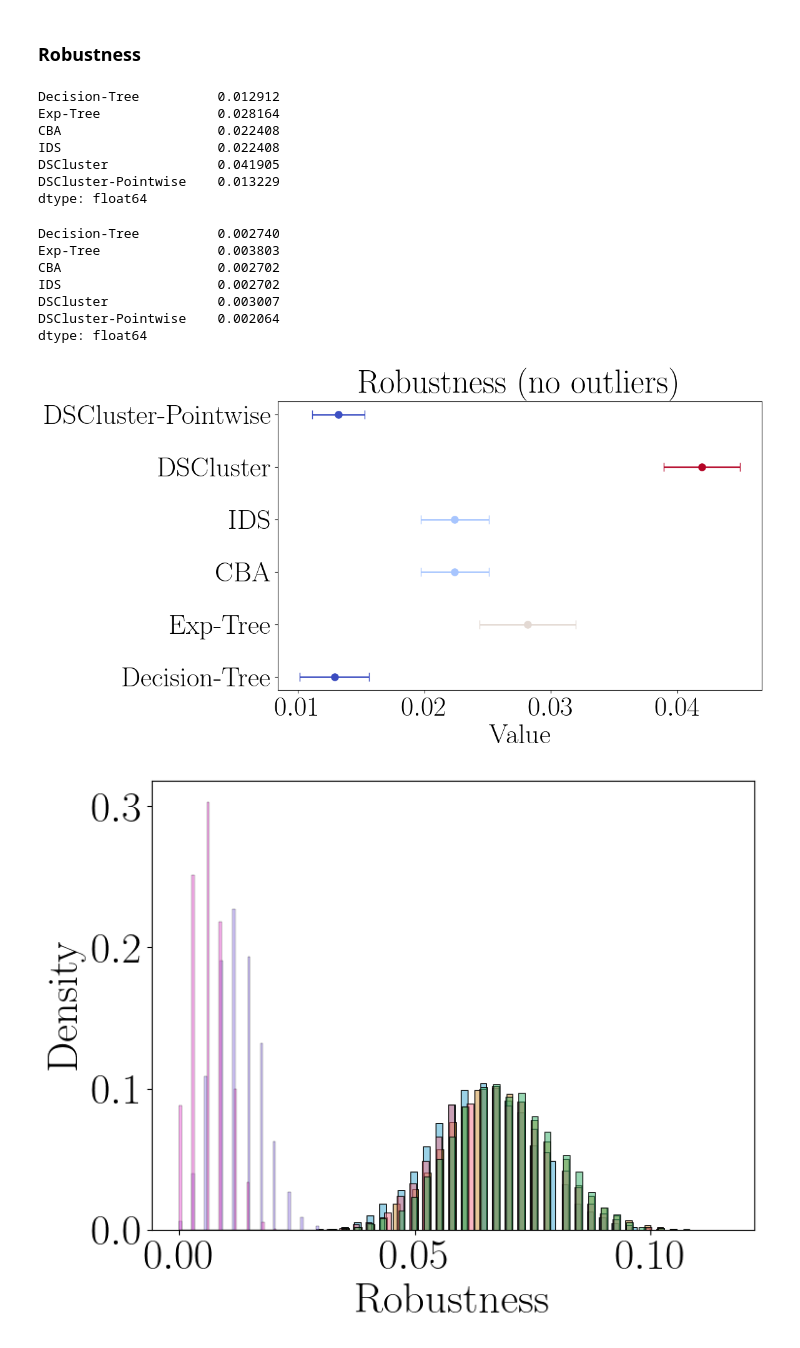
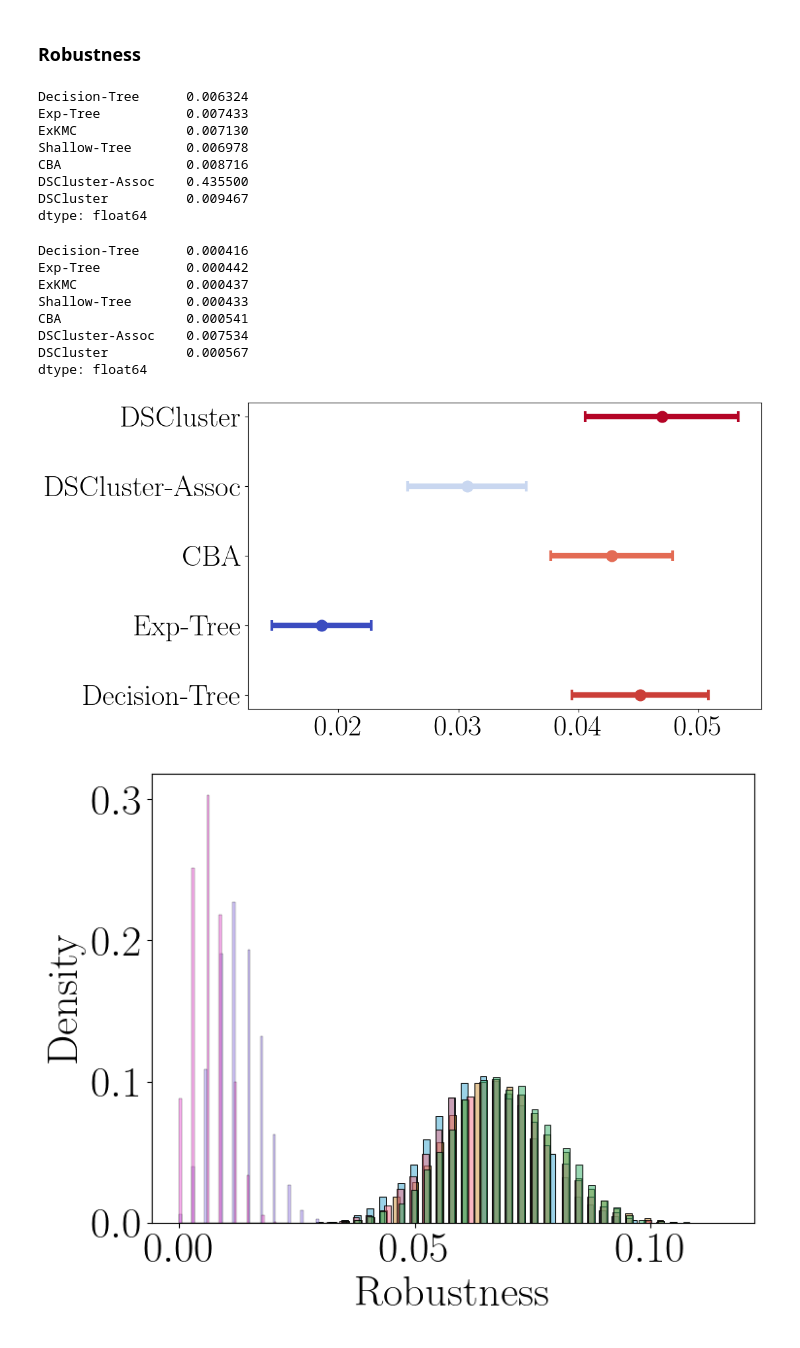
Before and after one commit to kevinqnb/interpretable-clustering, a Jupyter notebook: examples/experiments.ipynb, the cells around one changed output. Drawn from its saved outputs; the diff is of its cells as text; code cells hidden in the pictures.

```diff
--- a/examples/experiments.ipynb
+++ b/examples/experiments.ipynb
@@ -88,13 +72,13 @@ are therefore plotted as a part of the `interpretable_measurements.py` and `expl
 files.
 # %%
 # Specify a dataset
-dataset = 'aniso'
+dataset = 'spiral'
 
 # Specify an experiment
 experiment = 'max_rules'
 
 # Specify reference clustering
-ref = 'agglo'
+ref = 'dbscan'
 # %% [markdown]
 ### Max Rules / Lambdas Experiments
 # %%
@@ -198,7 +200,7 @@ plt.show()
 fig, ax = plt.subplots(figsize = (6,1))
 
 legend_elements = []
-for method in measurement_mean_df.columns:
+for method in measurement_mean_df.columns.sort_values():
     if measurement_mean_df[method].nunique() == 1:
         legend_elements += [
             mlines.Line2D(
@@ -207,7 +209,7 @@ for method in measurement_mean_df.columns:
                 lw=5,
                 linestyle = linestyle_dict[method],
                 label=rf"\texttt{{{method}}}",
-                alpha=0.6
+                alpha=1
             )
         ]
     else:
@@ -226,8 +228,8 @@ for method in measurement_mean_df.columns:
 ax.legend(handles=legend_elements, ncol=3)
 ax.axis('off')
 
-#plt.savefig(
-#    "../figures/" + dataset + "/" + experiment + "/" + ref + "/legend.png",
-#    bbox_inches='tight'
-#)
+plt.savefig(
+    "../figures/" + dataset + "/" + experiment + "/" + ref + "/legend.png",
+    bbox_inches='tight'
+)
 # %% [output]
@@ -237,7 +238,7 @@ ax.axis('off')
 ### Robustness
 # %%
 # Load experiment results
-fname = "../data/experiments/" + dataset + "/robustness/exp_" + ref + ".csv"
+fname = "../data/experiments/" + dataset + "/robustness/exp_" + ref + "_no_outliers.csv"
 experiment_df = pd.read_csv(fname, header=[1], index_col=0)
 
 # Computes statistics:
@@ -247,47 +248,54 @@ std_df = experiment_df.std().T
 # %%
 mean_df
 # %% [output]
-Decision-Tree          0.012912
-Exp-Tree               0.028164
-CBA                    0.022408
-IDS                    0.022408
-DSCluster              0.041905
-DSCluster-Pointwise    0.013229
+Decision-Tree      0.006324
+Exp-Tree           0.007433
+ExKMC              0.007130
+Shallow-Tree       0.006978
+CBA                0.008716
+DSCluster-Assoc    0.435500
+DSCluster          0.009467
 dtype: float64
 # %%
 std_df
 # %% [output]
-Decision-Tree          0.002740
-Exp-Tree               0.003803
-CBA                    0.002702
-IDS                    0.002702
-DSCluster              0.003007
-DSCluster-Pointwise    0.002064
+Decision-Tree      0.000416
+Exp-Tree           0.000442
+ExKMC              0.000437
+Shallow-Tree       0.000433
+CBA                0.000541
+DSCluster-Assoc    0.007534
+DSCluster          0.000567
 dtype: float64
 # %%
 yaxis = True
+if dataset in ['climate', 'anuran', 'protein']:
+    yaxis = False
+
 norm = mcolors.Normalize(vmin=mean_df.min(), vmax=mean_df.max())
-cmap = cm.get_cmap("coolwarm")
+cmap = plt.get_cmap("coolwarm")
 
 fig, ax = plt.subplots(figsize=(10, 6))
 
 for cat, m, s in zip(mean_df.index, mean_df.values, std_df.values):
     color = cmap(norm(m))
-    ax.errorbar(x=m, y=cat, xerr=s, fmt='o', capsize=5,
-                 color=color, ecolor=color, elinewidth=1.8, markersize=8)
+    ax.errorbar(x=m, y=cat, xerr=s, fmt='o', capsize=6, capthick=3,
+                 color=color, ecolor=color, elinewidth=6, markersize=12)
 
-ax.set_xlabel('Value')
-plt.title('Robustness (no outliers)')
+#ax.set_xlabel('Clustering Distance')
+#plt.title('Robustness')
 
 if not yaxis:
     plt.yticks([])
-#plt.savefig(
-#    "../figures/" + dataset + "/robustness/" + ref + "/robustness_no_outliers.png",
-#    bbox_inches='tight'
-#)
+
+plt.savefig(
+    "../figures/" + dataset + "/robustness/" + ref + "/robustness_no_outliers.png",
+    bbox_inches='tight'
+)
+
 plt.show()
 # %% [output]
-[figure, old version]
+[figure, new version]
 # %%
 seed = 1234
 np.random.seed(seed)
```
Also changed, not shown: parts of 8 cells of this notebook, 38 other files.
